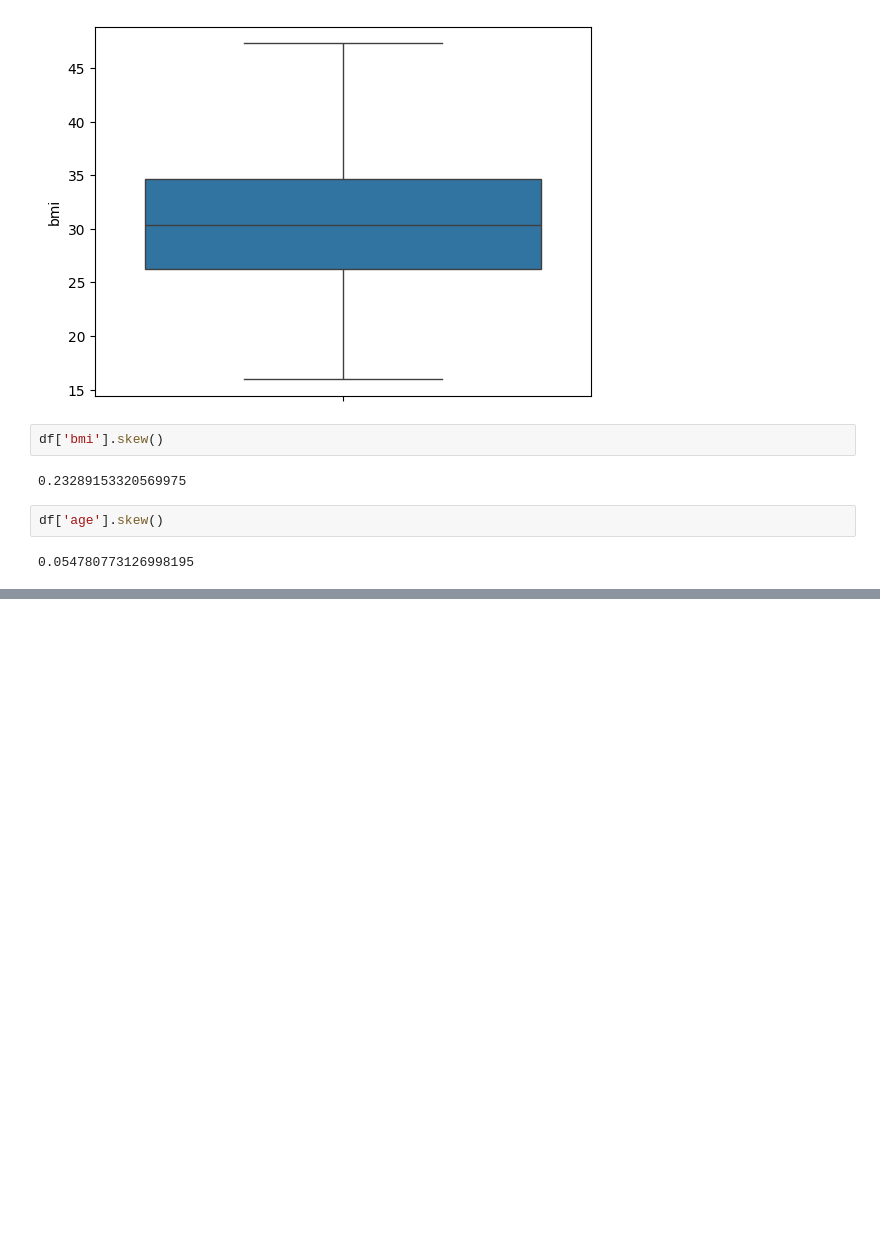
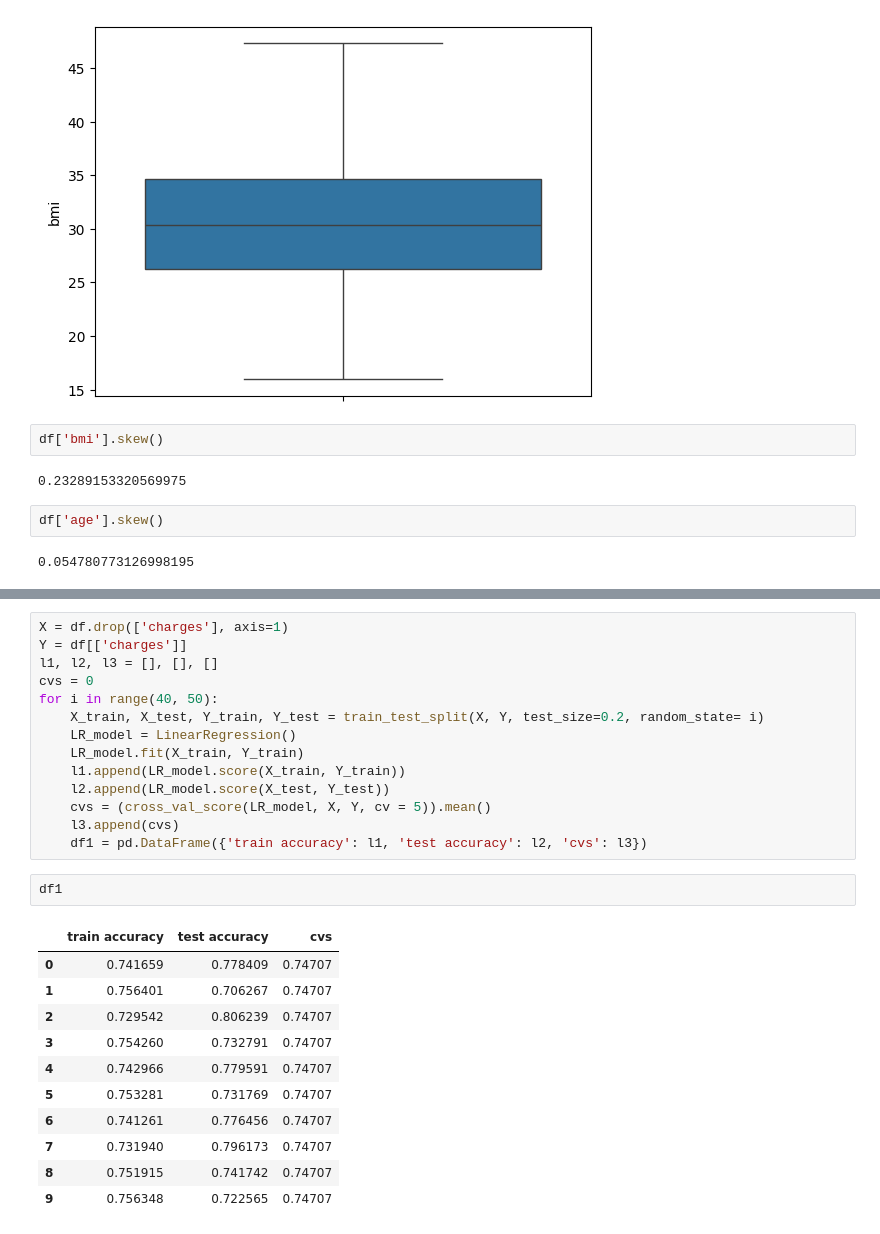
Before and after one commit to Liziye725/data_analysis_model, a Jupyter notebook: Medical_Insurance_Price_Prediction/Medical_Insurance_Price_Prediction_Using_Machine_Learning.ipynb, the cells around one changed output, grey strips where cells are left out. Saved outputs shown, nothing was run; the diff lists cells and outputs as text; blank space fills up the shorter version.

```diff
--- a/Medical_Insurance_Price_Prediction/Medical_Insurance_Price_Prediction_Using_Machine_Learning.ipynb
+++ b/Medical_Insurance_Price_Prediction/Medical_Insurance_Price_Prediction_Using_Machine_Learning.ipynb
@@ -183,0 +218,28 @@ df['age'].skew()
+# %%
+X = df.drop(['charges'], axis=1)
+Y = df[['charges']]
+l1, l2, l3 = [], [], []
+cvs = 0
+for i in range(40, 50):
+    X_train, X_test, Y_train, Y_test = train_test_split(X, Y, test_size=0.2, random_state= i)
+    LR_model = LinearRegression()
+    LR_model.fit(X_train, Y_train)
+    l1.append(LR_model.score(X_train, Y_train))
+    l2.append(LR_model.score(X_test, Y_test))
+    cvs = (cross_val_score(LR_model, X, Y, cv = 5)).mean()
+    l3.append(cvs)
+    df1 = pd.DataFrame({'train accuracy': l1, 'test accuracy': l2, 'cvs': l3})
+# %%
+df1
+# %% [output]
+|  | train accuracy | test accuracy | cvs |
+| 0 | 0.741659 | 0.778409 | 0.74707 |
+| 1 | 0.756401 | 0.706267 | 0.74707 |
+| 2 | 0.729542 | 0.806239 | 0.74707 |
+| 3 | 0.754260 | 0.732791 | 0.74707 |
+| 4 | 0.742966 | 0.779591 | 0.74707 |
+| 5 | 0.753281 | 0.731769 | 0.74707 |
+| 6 | 0.741261 | 0.776456 | 0.74707 |
+| 7 | 0.731940 | 0.796173 | 0.74707 |
+| 8 | 0.751915 | 0.741742 | 0.74707 |
+| 9 | 0.756348 | 0.722565 | 0.74707 |
```
Also changed, not shown: parts of 6 cells of this notebook.
